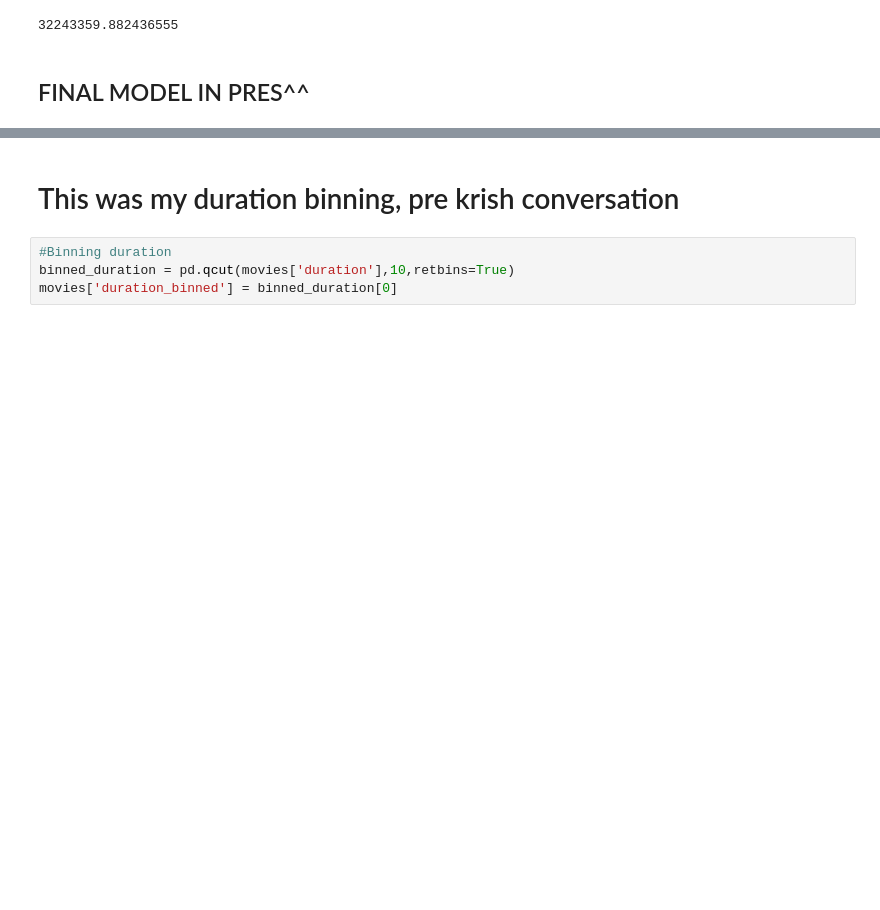
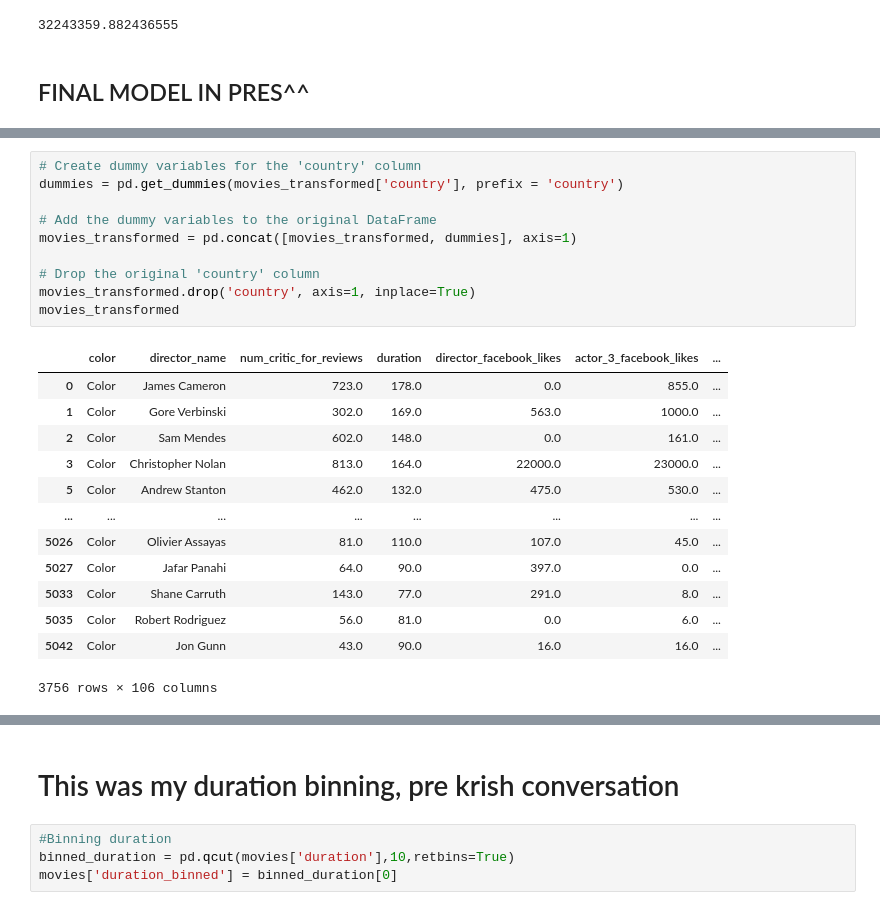
Before and after one commit to kennyeon/Too-Pullz-Project, a Jupyter notebook: IMDB_Regression.ipynb, the cells around one changed output, grey strips where cells are left out. Drawn from its saved outputs; the diff is of its cells as text; blank space fills up the shorter version.

```diff
--- a/IMDB_Regression.ipynb
+++ b/IMDB_Regression.ipynb
@@ -922,0 +1017,24 @@ predictions = model.predict(test_transformed)
+# %%
+# Create dummy variables for the 'country' column
+dummies = pd.get_dummies(movies_transformed['country'], prefix = 'country')
+
+# Add the dummy variables to the original DataFrame
+movies_transformed = pd.concat([movies_transformed, dummies], axis=1)
+
+# Drop the original 'country' column
+movies_transformed.drop('country', axis=1, inplace=True)
+movies_transformed
+# %% [output]
+|  | color | director_name | num_critic_for_reviews | duration | director_facebook_likes | actor_3_facebook_likes | ... |
+| 0 | Color | James Cameron | 723.0 | 178.0 | 0.0 | 855.0 | ... |
+| 1 | Color | Gore Verbinski | 302.0 | 169.0 | 563.0 | 1000.0 | ... |
+| 2 | Color | Sam Mendes | 602.0 | 148.0 | 0.0 | 161.0 | ... |
+| 3 | Color | Christopher Nolan | 813.0 | 164.0 | 22000.0 | 23000.0 | ... |
+| 5 | Color | Andrew Stanton | 462.0 | 132.0 | 475.0 | 530.0 | ... |
+| ... | ... | ... | ... | ... | ... | ... | ... |
+| 5026 | Color | Olivier Assayas | 81.0 | 110.0 | 107.0 | 45.0 | ... |
+| 5027 | Color | Jafar Panahi | 64.0 | 90.0 | 397.0 | 0.0 | ... |
+| 5033 | Color | Shane Carruth | 143.0 | 77.0 | 291.0 | 8.0 | ... |
+| 5035 | Color | Robert Rodriguez | 56.0 | 81.0 | 0.0 | 6.0 | ... |
+| 5042 | Color | Jon Gunn | 43.0 | 90.0 | 16.0 | 16.0 | ... |
+3756 rows × 106 columns
```
Also changed, not shown: parts of 34 cells of this notebook.
